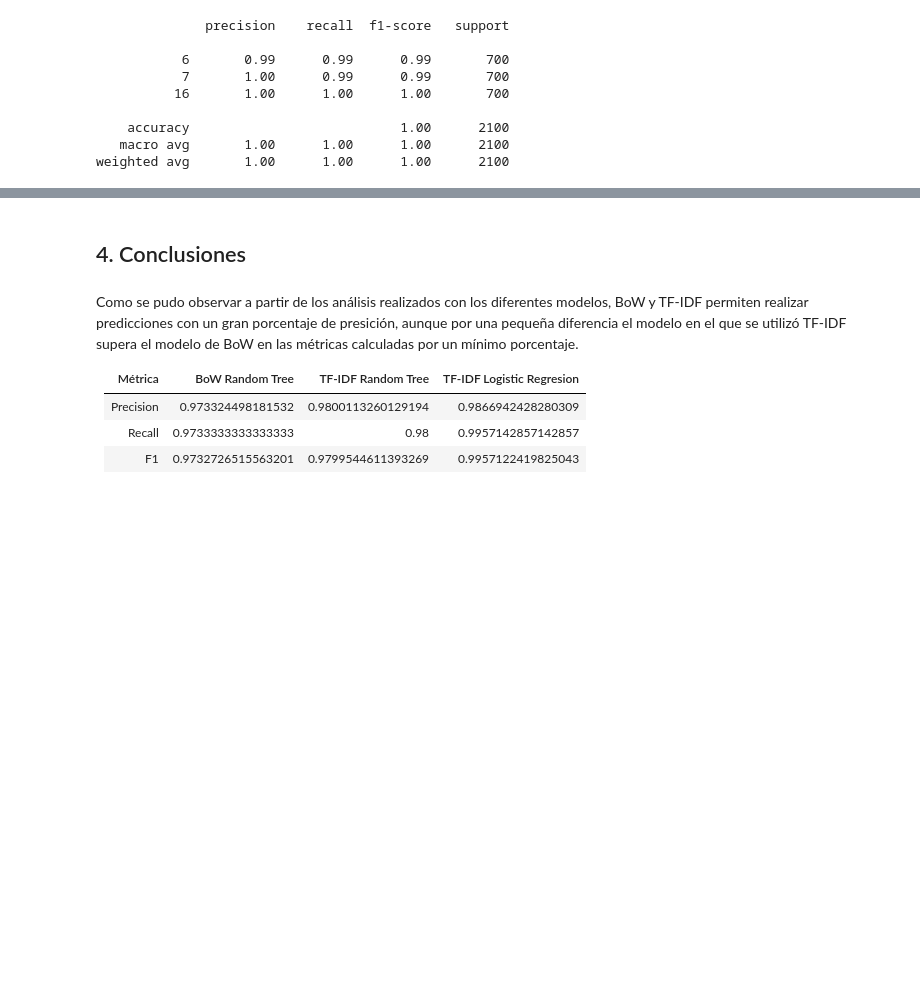
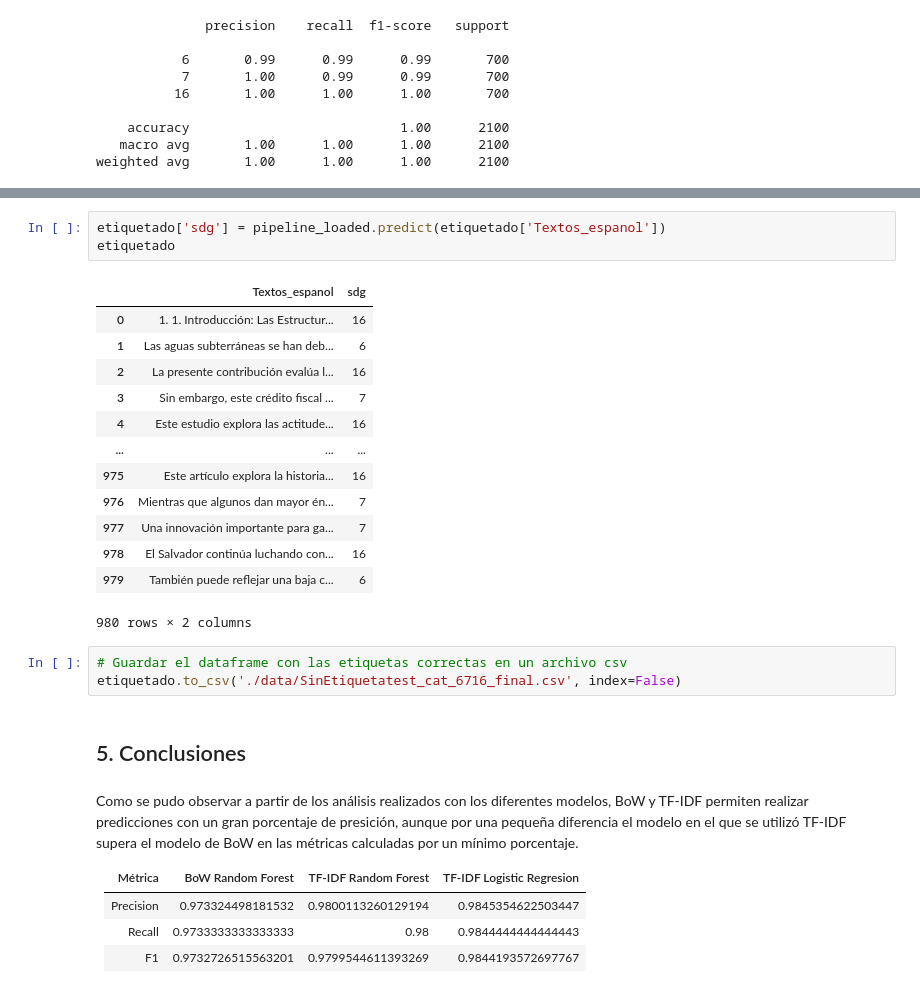
Before and after one commit to Buisness-Inteligence-Para-FashionPlace/Proyecto1, a Jupyter notebook: proyecto1.ipynb, the cells around one changed output, grey strips where cells are left out. Drawn from its saved outputs; the diff is of its cells as text; blank space fills up the shorter version.

```diff
--- a/proyecto1.ipynb
+++ b/proyecto1.ipynb
@@ -538,10 +521,30 @@ ConfusionMatrixDisplay.from_predictions(y_train, y_train_lm_predict)
+# %%
+etiquetado['sdg'] = pipeline_loaded.predict(etiquetado['Textos_espanol'])
+etiquetado
+# %% [output]
+|  | Textos_espanol | sdg |
+| 0 | 1. 1. Introducción: Las Estructur... | 16 |
+| 1 | Las aguas subterráneas se han deb... | 6 |
+| 2 | La presente contribución evalúa l... | 16 |
+| 3 | Sin embargo, este crédito fiscal ... | 7 |
+| 4 | Este estudio explora las actitude... | 16 |
+| ... | ... | ... |
+| 975 | Este artículo explora la historia... | 16 |
+| 976 | Mientras que algunos dan mayor én... | 7 |
+| 977 | Una innovación importante para ga... | 7 |
+| 978 | El Salvador continúa luchando con... | 16 |
+| 979 | También puede reflejar una baja c... | 6 |
+980 rows × 2 columns
+# %%
+# Guardar el dataframe con las etiquetas correctas en un archivo csv
+etiquetado.to_csv('./data/SinEtiquetatest_cat_6716_final.csv', index=False)
 # %% [markdown]
-## 4. Conclusiones
+## 5. Conclusiones
 # %% [markdown]
 Como se pudo observar a partir de los análisis realizados con los diferentes modelos, BoW y TF-IDF permiten realizar predicciones con un gran porcentaje de presición, aunque por una pequeña diferencia el modelo en el que se utilizó TF-IDF supera el modelo de BoW en las métricas calculadas por un mínimo porcentaje.
 
-|  Métrica  |           BoW Random Tree     |        TF-IDF Random Tree      |        TF-IDF    Logistic Regresion  |
+|  Métrica  |           BoW Random Forest     |        TF-IDF Random Forest      |        TF-IDF    Logistic Regresion  |
 | --------- | ------------------ | ------------------ | ------------------ |
-| Precision | 0.973324498181532  | 0.9800113260129194 | 0.9866942428280309 |
-|   Recall  | 0.9733333333333333 |         0.98       | 0.9957142857142857 |
-|     F1    | 0.9732726515563201 | 0.9799544611393269 | 0.9957122419825043 |
+| Precision | 0.973324498181532  | 0.9800113260129194 | 0.9845354622503447 |
+|   Recall  | 0.9733333333333333 |         0.98       | 0.9844444444444443 |
+|     F1    | 0.9732726515563201 | 0.9799544611393269 | 0.9844193572697767 |
```
Also changed, not shown: parts of 30 cells of this notebook, 2 other files.
